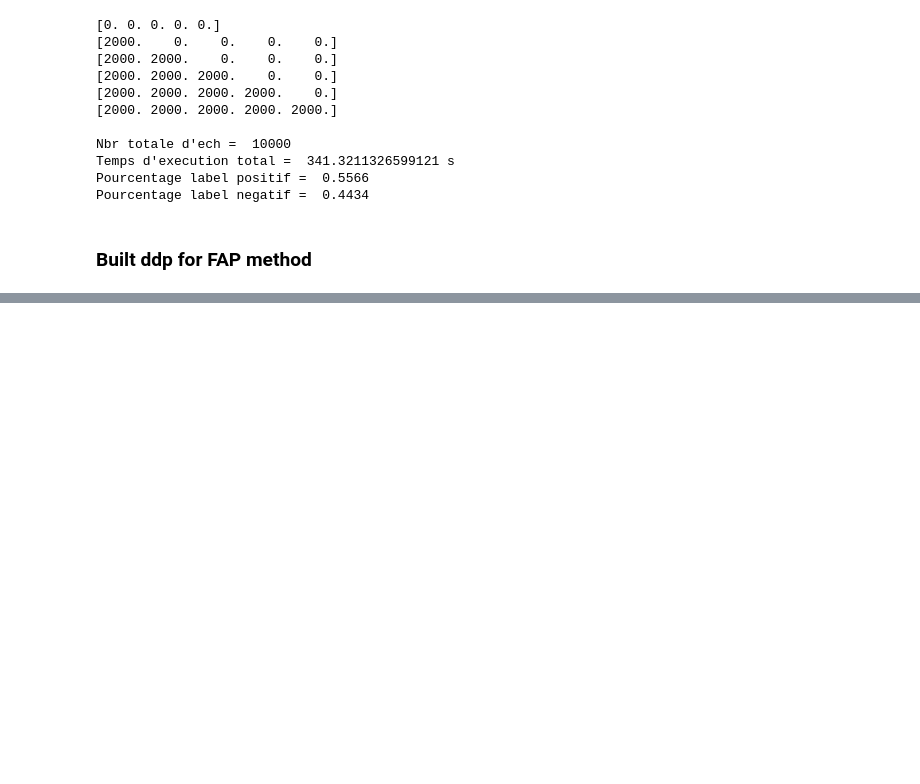
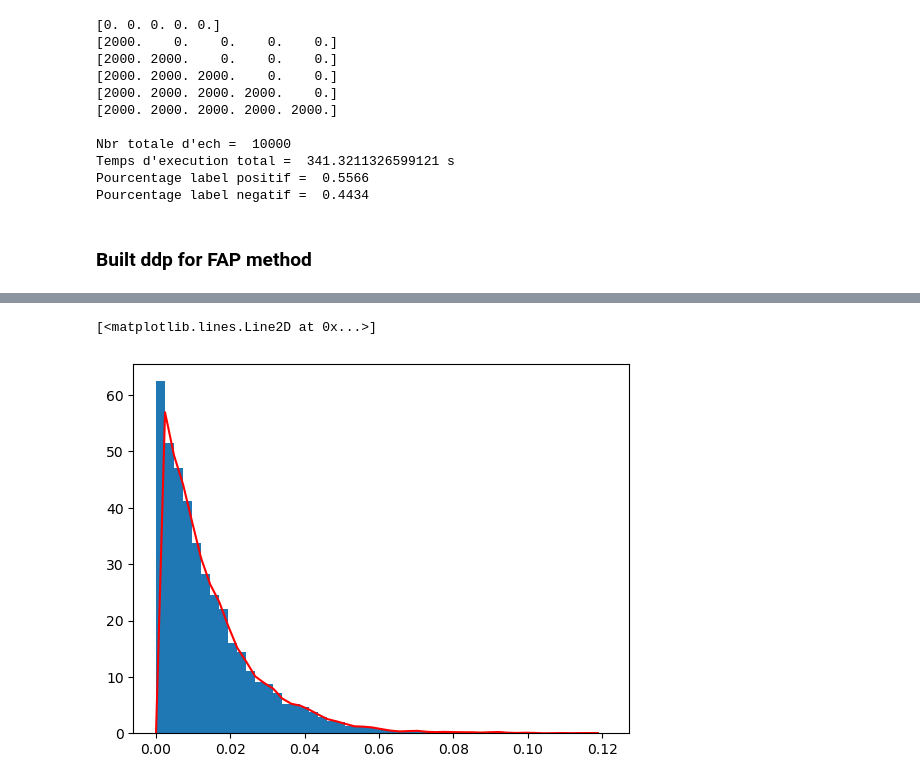
Before and after one commit to hugokerino/Stage_R-V, a Jupyter notebook: Create_set_basic.ipynb, the cells around one changed output, grey strips where cells are left out. Cells and saved outputs as stored; diff of their text form; code cells hidden in the pictures; blank space fills up the shorter version.

```diff
--- a/Create_set_basic.ipynb
+++ b/Create_set_basic.ipynb
@@ -536,0 +540,45 @@ full_pickle('./data/set2/pdf_mean',pdf_mean)
+# %%
+def create_pdf_each_freq(t,freq,N):
+    LS = np.zeros((freq.shape[0],N))
+    pdfs = []
+
+    A1, A2, A3  = 0.027*1e6, 0.003*1e6, 0.3*1e-3*1e6 # m/s
+    B1, B2, B3  = 7.4*3600, 1.2*3600, 17.9*60 # seconds
+    C1, C2, C3  = 3.1, 3.9, 8.9 # dimensionless
+    AL, Gm, nu0 = 2.6*1e-3, 0.36*1e-3, 2.4*1e-3 # (m/s), Hz, Hz
+    cste        = 1.4e-4 # (m/s)**2/Hz
+
+    params_gr = [A1, A2, A3, B1, B2, B3, C1, C2, C3, AL, Gm, nu0, cste]
+
+    for i in range(N):
+
+        Prot = random.randint(10,90)#62 # days -- Prot to be chosen randomly in HARPS sample (see paper)
+        amp  = gamma.rvs(2.0, 0.5)
+        epsilon = uniform.rvs(0.5, 1)
+        tau = np.random.normal(3*Prot, 0.1*Prot)
+        gam  = 2.0/epsilon #not change
+        logP = np.log(Prot) #not change
+        met  = 1 # not change
+        params_act = [amp, gam, logP, met]
+
+        y,eb = generate_regular_data_H0(params_gr, params_act,t)
+        ls = LombScargle(t,y,eb).power(freq,method='cython')
+        LS[:,i] = ls
+
+    for k in range(freq.shape[0]):
+        pdfs.append( np.histogram(LS[k,:], bins = 50, density = True) )
+
+    # plt.bar(hist[1][:-1], hist[0], width=np.diff(hist[1]), align='edge') to plot
+    return pdfs # y,x
+# %%
+pdfs = create_pdf_each_freq(t,freq,10000)
+# %%
+ind = 100
+mean_bin = np.zeros(pdfs[ind][1].shape[0]-1)
+for i in range(pdfs[ind][1].shape[0]-1) : mean_bin[i] = (pdfs[ind][1][i+1] + pdfs[ind][1][i])/2
+f_pdf = interpolate.interp1d(mean_bin, pdfs[ind][0],bounds_error = False, fill_value = (0,0))
+plt.bar(pdfs[ind][1][:-1], pdfs[ind][0], width=np.diff(pdfs[ind][1]), align='edge')
+plt.plot(pdfs[ind][1][:-1], f_pdf(pdfs[ind][1][:-1]), c ='r')
+# %% [output]
+[<matplotlib.lines.Line2D at 0x...>]
+[figure, added]
```
Also changed, not shown: parts of 9 cells of this notebook, 2 other files.
